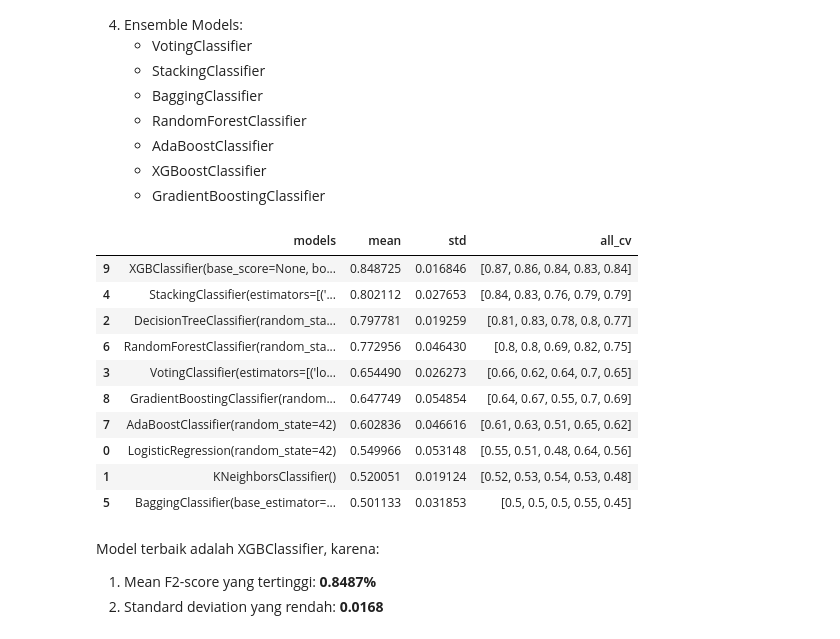
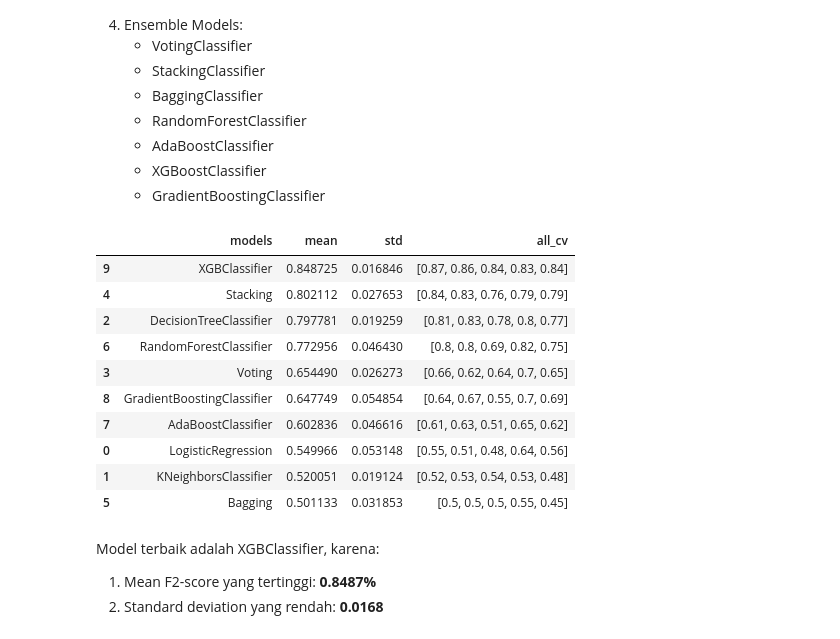
Before and after one commit to tasiamdln/E_Commerce_Churn_Analysis_ML, a Jupyter notebook: E_Commerce_Churn_Classification_and_Data_Analysis.ipynb, the cells around one changed output. Saved outputs shown, nothing was run; the diff lists cells and outputs as text; code cells hidden in the pictures.

```diff
--- a/E_Commerce_Churn_Classification_and_Data_Analysis.ipynb
+++ b/E_Commerce_Churn_Classification_and_Data_Analysis.ipynb
@@ -164,0 +163,10 @@ Jika kita lihat tabel di atas, semua data numerik sudah sesuai pada umumnya.
+# %%
+pd.set_option('display.max_colwidth', None)
+
+num = []
+
+for i in df.describe().columns[:-1]:
+    num.append([i, df[i].dtype, list(df[i].drop_duplicates().values)])
+
+df_num = pd.DataFrame(columns=['feature','dataType','unique'], data=num)
+df_num
@@ -334,0 +387,8 @@ df[num_cols] = df[num_cols].fillna(df[num_cols].median())
+# %%
+kol_float = ['Tenure', 'WarehouseToHome', 'HourSpendOnApp', 'OrderAmountHikeFromlastYear', 'CouponUsed', 'OrderCount', 'DaySinceLastOrder']
+
+for i in kol_float:
+    df[i] = df[i].astype('int64')
+
+# Memastikan tipe data sudah berubah
+print(df[kol_float].dtypes)
@@ -945,44 +1099,44 @@ cv_mean = []
 cv_std = []
 cv_all = []
 f2 = make_scorer(fbeta_score, beta=2)
 
 for model in list_model:
     model_pipe = Pipeline([
         ('preprocessing', transformer),
         ('model', model)
     ])
 
     model_cv = cross_val_score(estimator = model_pipe,
                                X = x_train,
                                y = y_train,
                                cv = skfold,
                                scoring = f2
                                )
 
     cv_mean.append(model_cv.mean())
     cv_std.append(model_cv.std())
     cv_all.append(model_cv.round(2))
 
 df_cv = pd.DataFrame({
-    'models':list_model,
+    'models':['LogisticRegression', 'KNeighborsClassifier', 'DecisionTreeClassifier', 'Voting', 'Stacking', 'Bagging', 'RandomForestClassifier', 'AdaBoostClassifier', 'GradientBoostingClassifier', 'XGBClassifier'],
     'mean':cv_mean,
     'std':cv_std,
     'all_cv':cv_all
 })
 
 df_cv.sort_values('mean', ascending=False)
 # %% [output]
 |  | models | mean | std | all_cv |
-| 9 | XGBClassifier(base_score=None, bo... | 0.848725 | 0.016846 | [0.87, 0.86, 0.84, 0.83, 0.84] |
-| 4 | StackingClassifier(estimators=[('... | 0.802112 | 0.027653 | [0.84, 0.83, 0.76, 0.79, 0.79] |
-| 2 | DecisionTreeClassifier(random_sta... | 0.797781 | 0.019259 | [0.81, 0.83, 0.78, 0.8, 0.77] |
-| 6 | RandomForestClassifier(random_sta... | 0.772956 | 0.046430 | [0.8, 0.8, 0.69, 0.82, 0.75] |
-| 3 | VotingClassifier(estimators=[('lo... | 0.654490 | 0.026273 | [0.66, 0.62, 0.64, 0.7, 0.65] |
-| 8 | GradientBoostingClassifier(random... | 0.647749 | 0.054854 | [0.64, 0.67, 0.55, 0.7, 0.69] |
-| 7 | AdaBoostClassifier(random_state=42) | 0.602836 | 0.046616 | [0.61, 0.63, 0.51, 0.65, 0.62] |
-| 0 | LogisticRegression(random_state=42) | 0.549966 | 0.053148 | [0.55, 0.51, 0.48, 0.64, 0.56] |
-| 1 | KNeighborsClassifier() | 0.520051 | 0.019124 | [0.52, 0.53, 0.54, 0.53, 0.48] |
-| 5 | BaggingClassifier(base_estimator=... | 0.501133 | 0.031853 | [0.5, 0.5, 0.5, 0.55, 0.45] |
+| 9 | XGBClassifier | 0.848725 | 0.016846 | [0.87, 0.86, 0.84, 0.83, 0.84] |
+| 4 | Stacking | 0.802112 | 0.027653 | [0.84, 0.83, 0.76, 0.79, 0.79] |
+| 2 | DecisionTreeClassifier | 0.797781 | 0.019259 | [0.81, 0.83, 0.78, 0.8, 0.77] |
+| 6 | RandomForestClassifier | 0.772956 | 0.046430 | [0.8, 0.8, 0.69, 0.82, 0.75] |
+| 3 | Voting | 0.654490 | 0.026273 | [0.66, 0.62, 0.64, 0.7, 0.65] |
+| 8 | GradientBoostingClassifier | 0.647749 | 0.054854 | [0.64, 0.67, 0.55, 0.7, 0.69] |
+| 7 | AdaBoostClassifier | 0.602836 | 0.046616 | [0.61, 0.63, 0.51, 0.65, 0.62] |
+| 0 | LogisticRegression | 0.549966 | 0.053148 | [0.55, 0.51, 0.48, 0.64, 0.56] |
+| 1 | KNeighborsClassifier | 0.520051 | 0.019124 | [0.52, 0.53, 0.54, 0.53, 0.48] |
+| 5 | Bagging | 0.501133 | 0.031853 | [0.5, 0.5, 0.5, 0.55, 0.45] |
 # %% [markdown]
 Model terbaik adalah XGBClassifier, karena:
 1. Mean F2-score yang tertinggi: **0.8487%**
```
Also changed, not shown: parts of 34 cells of this notebook.
